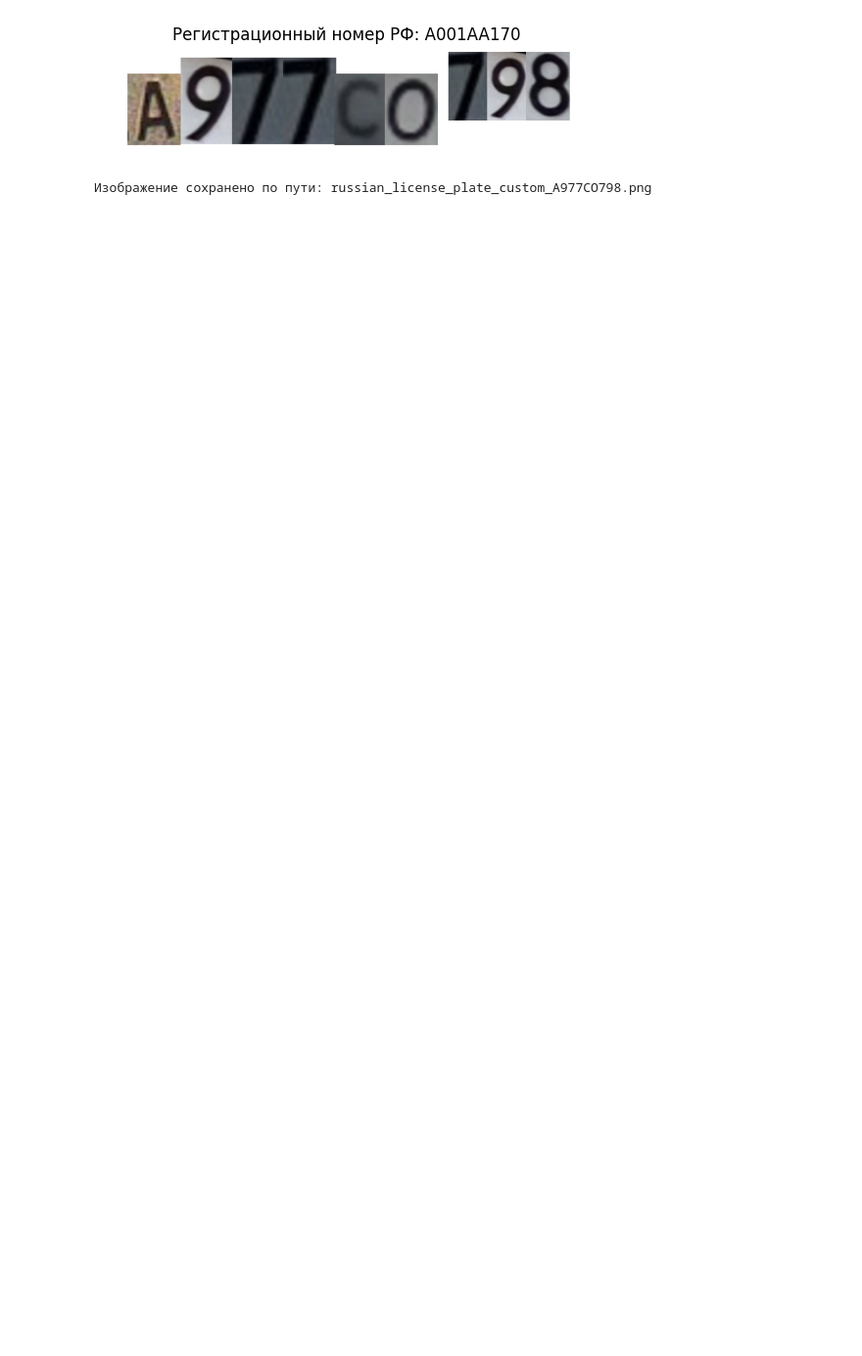
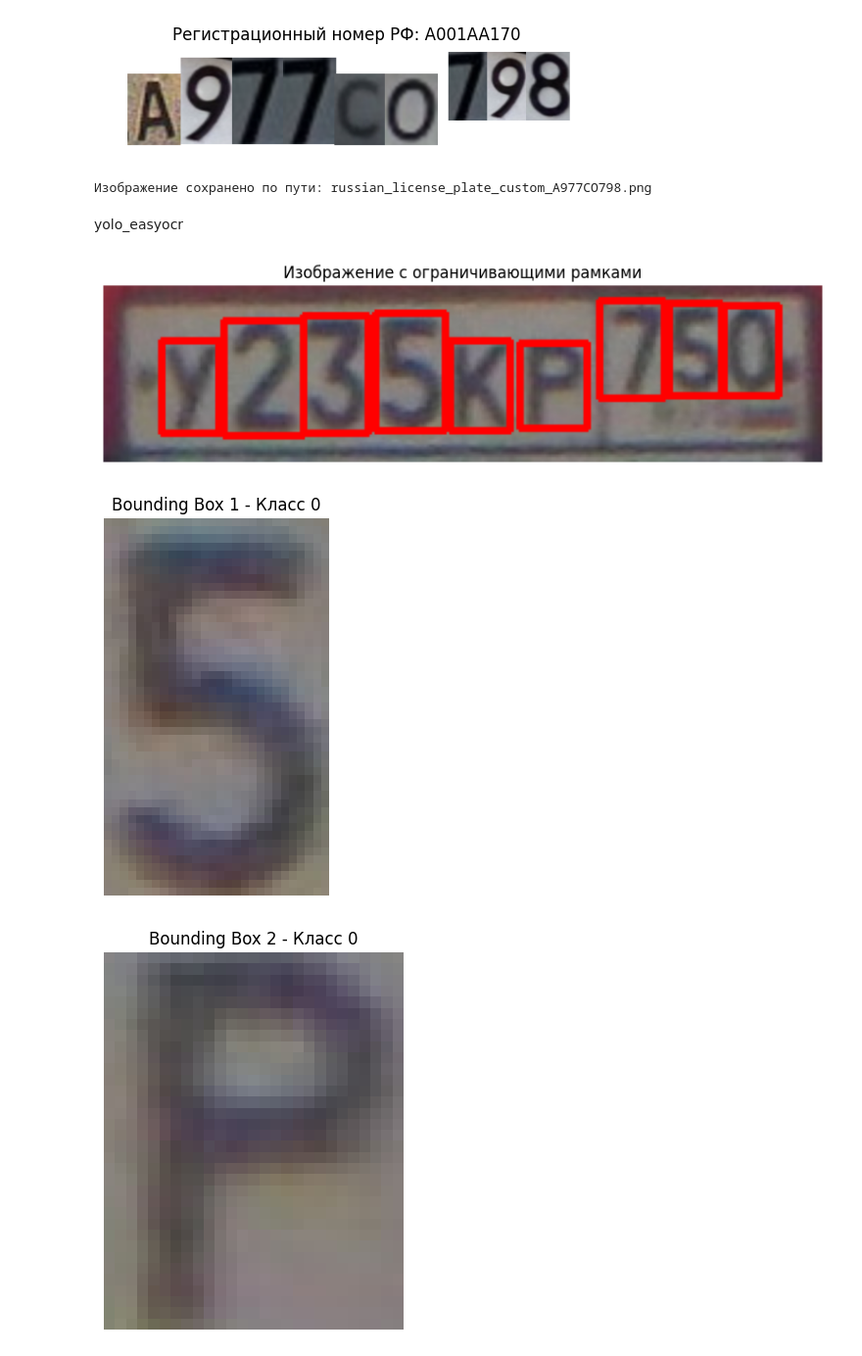
Before and after one commit to naumovan/plate_deformation, a Jupyter notebook: correcting_licence_plate.ipynb, the cells around one changed output. Shown at 98% size. Saved outputs shown, nothing was run; the diff lists cells and outputs as text; code cells hidden in the pictures; blank space fills up the shorter version.

```diff
--- a/correcting_licence_plate.ipynb
+++ b/correcting_licence_plate.ipynb
@@ -603,3 +119,5 @@ print(f"Изображение сохранено по пути: {output_path}")
 # %% [output]
 [figure]
 Изображение сохранено по пути: russian_license_plate_custom_A977CO798.png
+# %% [markdown]
+yolo_easyocr
@@ -605,0 +156,40 @@ print(f"Изображение сохранено по пути: {output_path}")
+# %%
+def yolo_to_bbox(x_center, y_center, width, height, img_width, img_height):
+    x_center *= img_width
+    y_center *= img_height
+    width *= img_width
+    height *= img_height
+    x_min = int(x_center - width / 2)
+    y_min = int(y_center - height / 2)
+    x_max = int(x_center + width / 2)
+    y_max = int(y_center + height / 2)
+    return x_min, y_min, x_max, y_max
+
+# Отрисовка bounding boxes на изображении
+image_with_boxes = image.copy()
+for ann in annotations:
+    class_id, x_center, y_center, width, height = ann
+    x_min, y_min, x_max, y_max = yolo_to_bbox(x_center, y_center, width, height, image_width, image_height)
+    cv2.rectangle(image_with_boxes, (x_min, y_min), (x_max, y_max), (255, 0, 0), 2)
+
+# Отображение изображения с bounding boxes
+plt.figure(figsize=(10, 10))
+plt.imshow(image_with_boxes)
+plt.axis('off')
+plt.title("Изображение с ограничивающими рамками")
+plt.show()
+
+# Отображение каждого bounding box отдельно
+for idx, ann in enumerate(annotations):
+    class_id, x_center, y_center, width, height = ann
+    x_min, y_min, x_max, y_max = yolo_to_bbox(x_center, y_center, width, height, image_width, image_height)
+    bbox_image = image[y_min:y_max, x_min:x_max]
+    plt.figure(figsize=(5, 5))
+    plt.imshow(bbox_image)
+    plt.axis('off')
+    plt.title(f"Bounding Box {idx+1} - Класс {class_id}")
+    plt.show()
+# %% [output]
+[figure, added]
+[figure, added]
+[figure, added]
```
Also changed, not shown: parts of 38 cells of this notebook.
